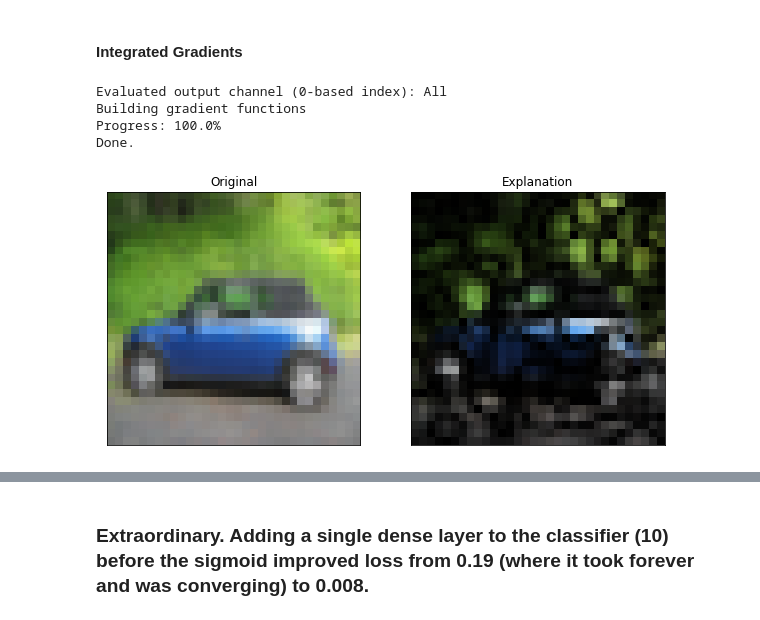
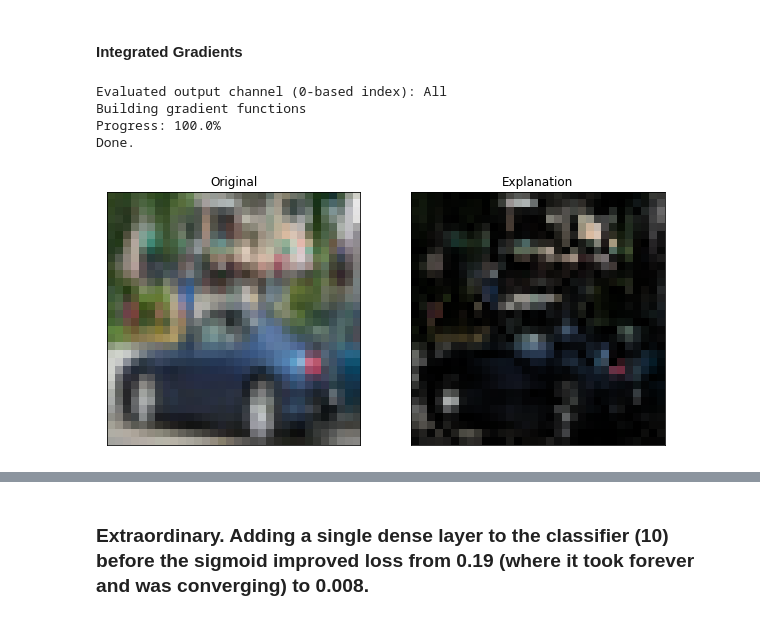
Before and after one commit to vwrj/car_autoencoder, a Jupyter notebook: Car Autoencoder.ipynb, the cells around one changed output, grey strips where cells are left out. Drawn from its saved outputs; the diff is of its cells as text; code cells hidden in the pictures.

```diff
--- a/Car Autoencoder.ipynb
+++ b/Car Autoencoder.ipynb
@@ -23,9 +22,0 @@ NUM_CHANNELS = 3
-# %%
-def get_CIFAR10():
-    (x_train, y_train), (x_test, y_test) = cifar10.load_data()
-
-    # Pixel values go from 0 to 255.
-    x_train = x_train.astype('float32') / 255.
-    x_test = x_test.astype('float32') / 255.
-
-    return (x_train, y_train, x_test, y_test)
@@ -307,3 +295,4 @@ _________________________________________________________________
 # %%
-# My best classifier yet - only freeze first two learned car conv layers
-classifier = load_model("761_car_classifier_first_3_frozen")
+# My best classifiers - freeze first three learned car conv layers
+classifier = load_model("saved_models/761_car_classifier_first_2_frozen")
+# classifier = load_model("saved_models/840_car_classifier_first_3_frozen")
@@ -312,11 +299,7 @@ classifier.save_weights("761_weights")
 # %%
 
 # train
-classifier.fit(x_train, y_train,
-                epochs=200,
-                batch_size=256,
-                shuffle=True,
-                )
+classifier.fit(x_train, y_train, epochs=200, batch_size=256, shuffle=True,)
 # %% [output]
 Epoch 1/200
 9500/9500 [==============================] - 5s - loss: 0.0468 - binary_accuracy: 0.9835
@@ -350,20 +333,20 @@ print(predictions.shape)
 # %%
 # 6, 37, 1020, 109, 123, 66, 81, 82, 104, 105, 114, 122, 134, 161, 193, 204, 231
 # wheels!
 # 6, 1020, 66, 81, 82, 105, 114, 122, 134, 161, 193, 204
 ig = integrated_gradients(classifier)
-img = x_test[82]
+img = x_test[122]
 exp = ig.explain(img)
 
 exp = gray_scale(exp)
 exp = abs(exp)
 exp = np.clip(exp/np.percentile(exp, 99), 0,1)
 vis = img*exp
 
 plot_side_by_side(img, vis, titles=["Original", "Explanation"])
 # %% [output]
 Evaluated output channel (0-based index): All
 Building gradient functions
 Progress: 100.0%
 Done.
-[figure, old version]
+[figure, new version]
```
Also changed, not shown: parts of 33 cells of this notebook, 7 other files.
